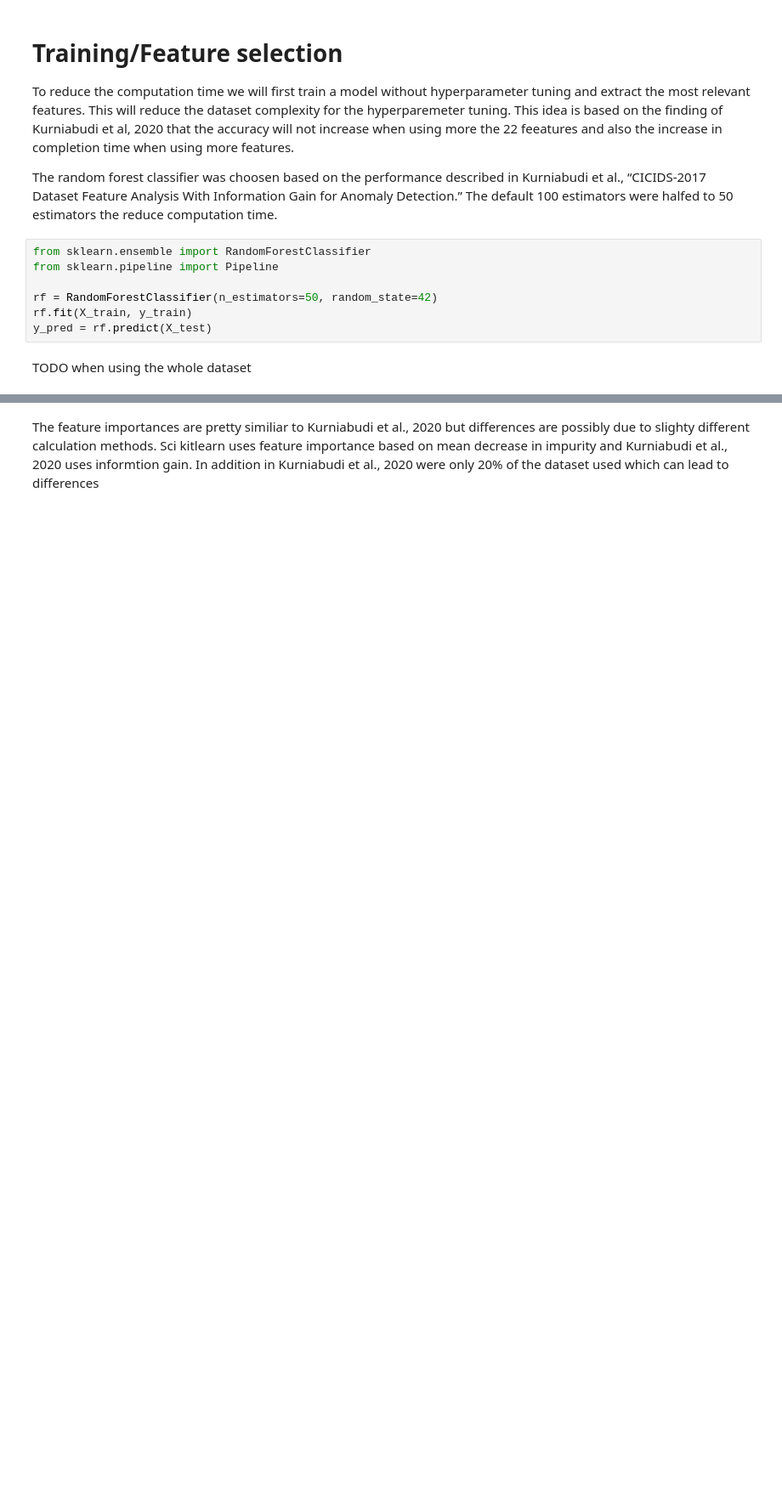
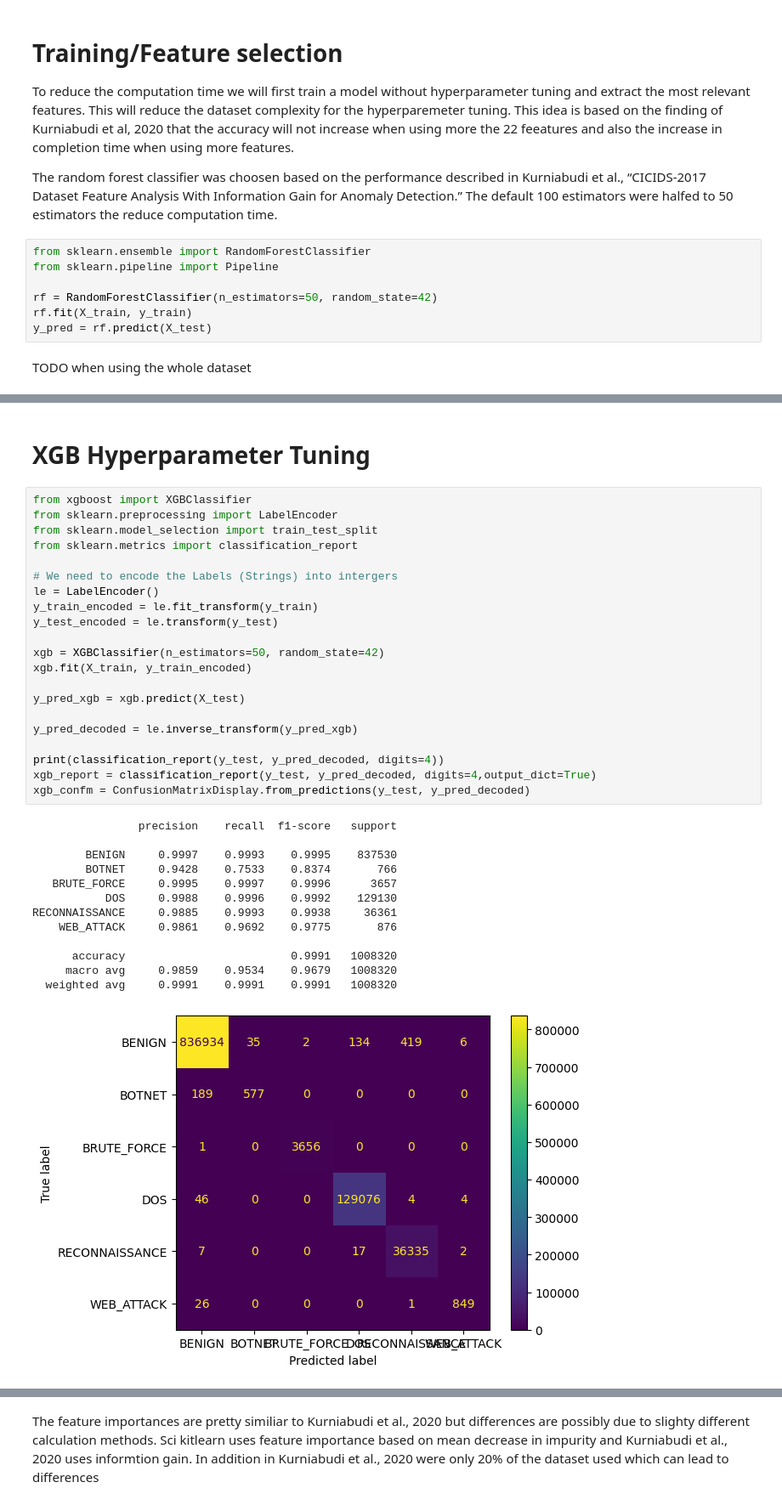
Before and after one commit to j4n-r/IDS_ml, a Jupyter notebook: ml-project-v4.ipynb, the cells around one changed output, grey strips where cells are left out. Shown: that part at 85% size. Saved outputs shown, nothing was run; the diff lists cells and outputs as text; blank space fills up the shorter version.

```diff
--- a/ml-project-v4.ipynb
+++ b/ml-project-v4.ipynb
@@ -390,0 +451,37 @@ RECONNAISSANCE     0.9886    0.9881    0.9883     36361
+# %% [markdown]
+# XGB Hyperparameter Tuning
+# %%
+from xgboost import XGBClassifier
+from sklearn.preprocessing import LabelEncoder
+from sklearn.model_selection import train_test_split
+from sklearn.metrics import classification_report
+
+# We need to encode the Labels (Strings) into intergers
+le = LabelEncoder()
+y_train_encoded = le.fit_transform(y_train)
+y_test_encoded = le.transform(y_test)
+
+xgb = XGBClassifier(n_estimators=50, random_state=42)
+xgb.fit(X_train, y_train_encoded)
+
+y_pred_xgb = xgb.predict(X_test)
+
+y_pred_decoded = le.inverse_transform(y_pred_xgb)
+
+print(classification_report(y_test, y_pred_decoded, digits=4))
+xgb_report = classification_report(y_test, y_pred_decoded, digits=4,output_dict=True)
+xgb_confm = ConfusionMatrixDisplay.from_predictions(y_test, y_pred_decoded)
+# %% [output]
+                precision    recall  f1-score   support
+
+        BENIGN     0.9997    0.9993    0.9995    837530
+        BOTNET     0.9428    0.7533    0.8374       766
+   BRUTE_FORCE     0.9995    0.9997    0.9996      3657
+           DOS     0.9988    0.9996    0.9992    129130
+RECONNAISSANCE     0.9885    0.9993    0.9938     36361
+    WEB_ATTACK     0.9861    0.9692    0.9775       876
+
+      accuracy                         0.9991   1008320
+     macro avg     0.9859    0.9534    0.9679   1008320
+  weighted avg     0.9991    0.9991    0.9991   1008320
+[figure, added]
```
Also changed, not shown: parts of 38 cells of this notebook.
